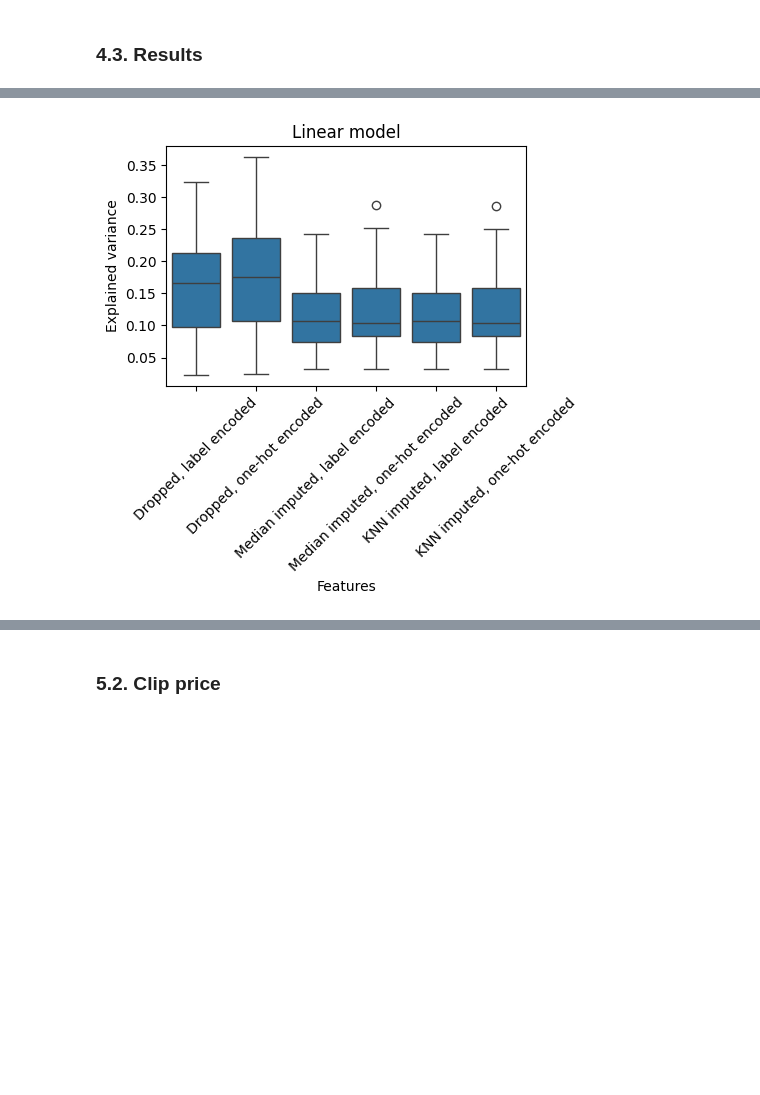
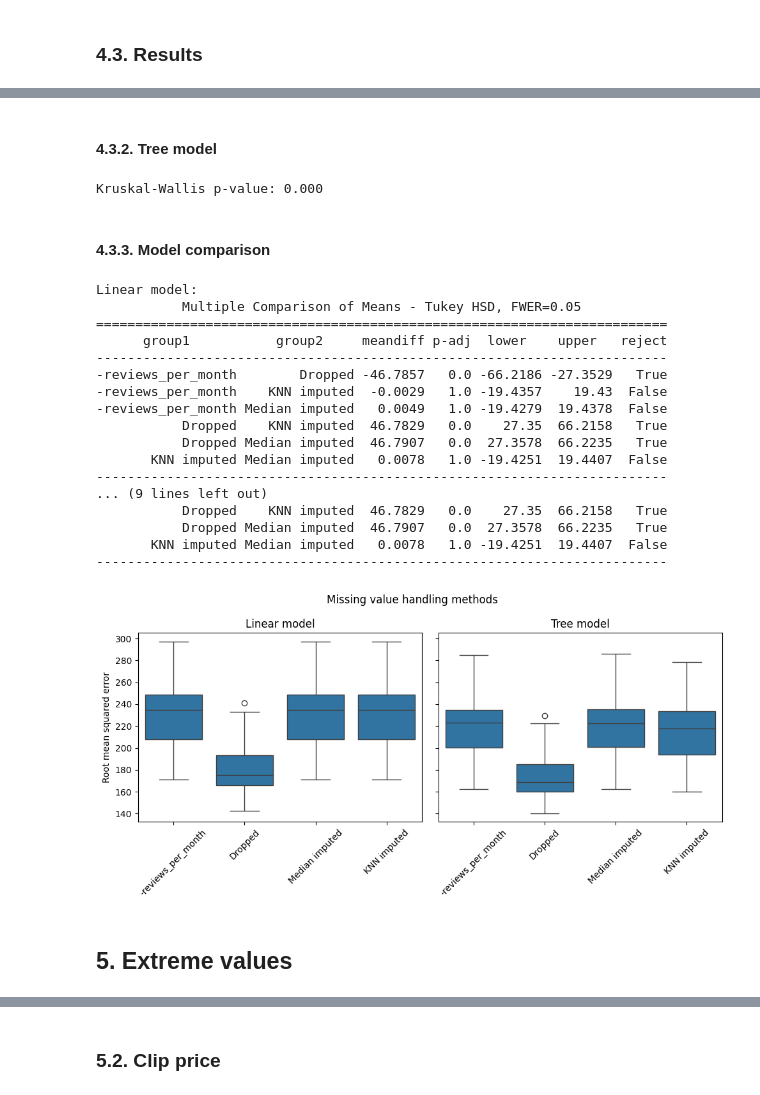
Before and after one commit to gperdrizet/gperdrizet-data-preprocessing-project-tutorial, a Jupyter notebook: gperdrizet-03_data_cleaning.ipynb, the cells around one changed output, grey strips where cells are left out. Cells and saved outputs as stored; diff of their text form; code cells hidden in the pictures; blank space fills up the shorter version.

Commit message:
Added tree model and cleaned up.

```diff
--- a/gperdrizet-03_data_cleaning.ipynb
+++ b/gperdrizet-03_data_cleaning.ipynb
@@ -137,0 +242,5 @@ datasets['Median imputed, one-hot encoded']=median_imputed_one_hot_encoded_df
+# %%
+median_imputer=SimpleImputer(strategy='median')
+median_imputed_data=median_imputer.fit_transform(encoded_data_df)
+nan_cleaned_datasets['Median imputed']=pd.DataFrame(median_imputed_data, columns=encoded_data_df.columns)
+print(f"Reviews per month mean: {nan_cleaned_datasets['Median imputed']['reviews_per_month'].mean():.2f}")
@@ -149,0 +251,5 @@ datasets['KNN imputed, one-hot encoded']=knn_imputed_one_hot_encoded_df
+# %%
+knn_imputer=KNNImputer()
+knn_imputed_data=knn_imputer.fit_transform(encoded_data_df)
+nan_cleaned_datasets['KNN imputed']=pd.DataFrame(knn_imputed_data, columns=encoded_data_df.columns)
+print(f"Reviews per month mean: {nan_cleaned_datasets['KNN imputed']['reviews_per_month'].mean():.2f}")
@@ -194,18 +290,59 @@ Median imputed, label encoded Median imputed, one-hot encoded   0.0118  0.989 -0
+# %% [markdown]
+#### 4.3.2. Tree model
+# %%
+tree_results_df=funcs.test_features(HistGradientBoostingRegressor(random_state=315), nan_cleaned_datasets, label, scoring='neg_root_mean_squared_error')
+
+data=[list(x) for _, x in linear_results_df.groupby('Feature set')['Score']]
+labels=[[x]*len(y) for x, y in linear_results_df.groupby('Feature set')['Score']]
+results=kruskal(*data)
+print(f'Kruskal-Wallis p-value: {results.pvalue:.3f}\n')
+
+tree_result=pairwise_tukeyhsd(np.concatenate(data), np.concatenate(labels), alpha=0.05)
+# %% [output]
+Kruskal-Wallis p-value: 0.000
+# %% [markdown]
+#### 4.3.3. Model comparison
 # %%
-fig, axs=plt.subplots(1,1, figsize=(5,5), sharey=True)
-#axs=axs.flatten()
+print(f'Linear model:\n{linear_result}\n')
+print(f'Tree model:\n{tree_result}')
 
-sns.boxplot(linear_results_df, x='Feature set', y='Explained variance', ax=axs)
-axs.set_title('Linear model')
-axs.set_xlabel('Features')
-axs.tick_params(axis='x', labelrotation=45)
+fig, axs=plt.subplots(1,2, figsize=(10,5), sharey=True)
+axs=axs.flatten()
 
-# sns.boxplot(tree_results_df, x='Feature set', y='Explained variance', ax=axs[1])
-# axs[1].set_title('Tree model')
-# axs[1].set_xlabel('Features')
-# axs[1].tick_params(axis='x', labelrotation=45)
+fig.suptitle('Missing value handling methods')
+
+sns.boxplot(linear_results_df, x='Feature set', y='Score', ax=axs[0])
+axs[0].set_title('Linear model')
+axs[0].set_xlabel('')
+axs[0].tick_params(axis='x', labelrotation=45)
+axs[0].set_ylabel('Root mean squared error')
+
+sns.boxplot(tree_results_df, x='Feature set', y='Score', ax=axs[1])
+axs[1].set_title('Tree model')
+axs[1].set_xlabel('')
+axs[1].tick_params(axis='x', labelrotation=45)
+axs[1].set_ylabel('Root mean squared error')
 
 plt.tight_layout()
 plt.show()
 # %% [output]
+Linear model:
+           Multiple Comparison of Means - Tukey HSD, FWER=0.05
+=========================================================================
+      group1           group2     meandiff p-adj  lower    upper   reject
+-------------------------------------------------------------------------
+-reviews_per_month        Dropped -46.7857   0.0 -66.2186 -27.3529   True
+-reviews_per_month    KNN imputed  -0.0029   1.0 -19.4357    19.43  False
+-reviews_per_month Median imputed   0.0049   1.0 -19.4279  19.4378  False
+           Dropped    KNN imputed  46.7829   0.0    27.35  66.2158   True
+           Dropped Median imputed  46.7907   0.0  27.3578  66.2235   True
+       KNN imputed Median imputed   0.0078   1.0 -19.4251  19.4407  False
+-------------------------------------------------------------------------
+... (9 lines left out)
+           Dropped    KNN imputed  46.7829   0.0    27.35  66.2158   True
+           Dropped Median imputed  46.7907   0.0  27.3578  66.2235   True
+       KNN imputed Median imputed   0.0078   1.0 -19.4251  19.4407  False
+-------------------------------------------------------------------------
-[figure, old version]
+[figure, new version]
+# %% [markdown]
+## 5. Extreme values
```
Also changed, not shown: parts of 44 cells of this notebook.
